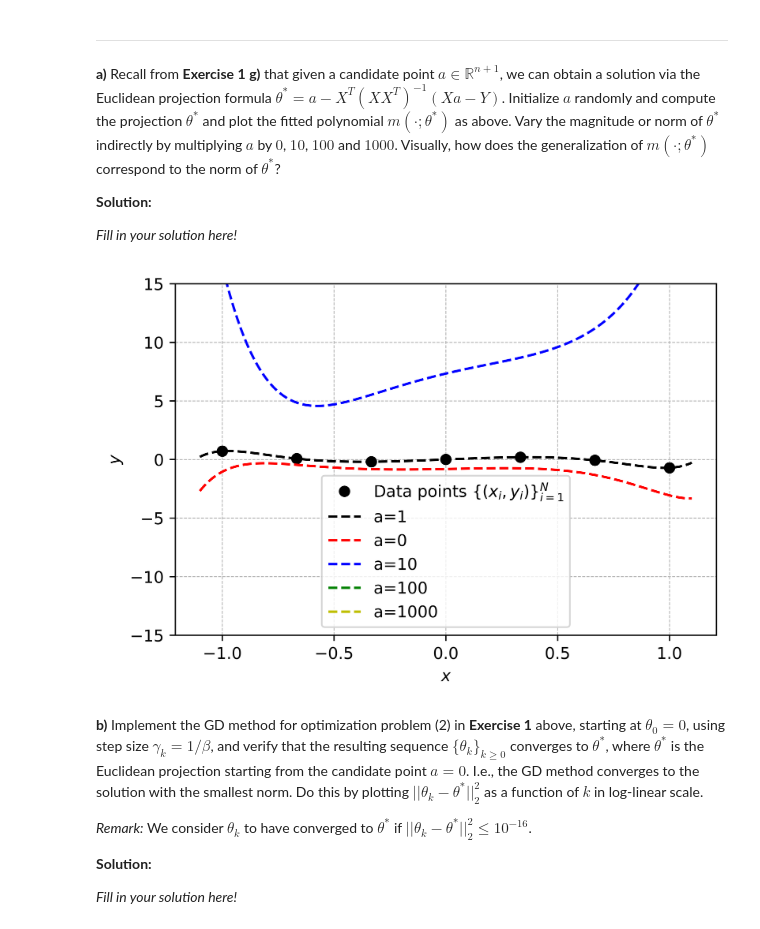
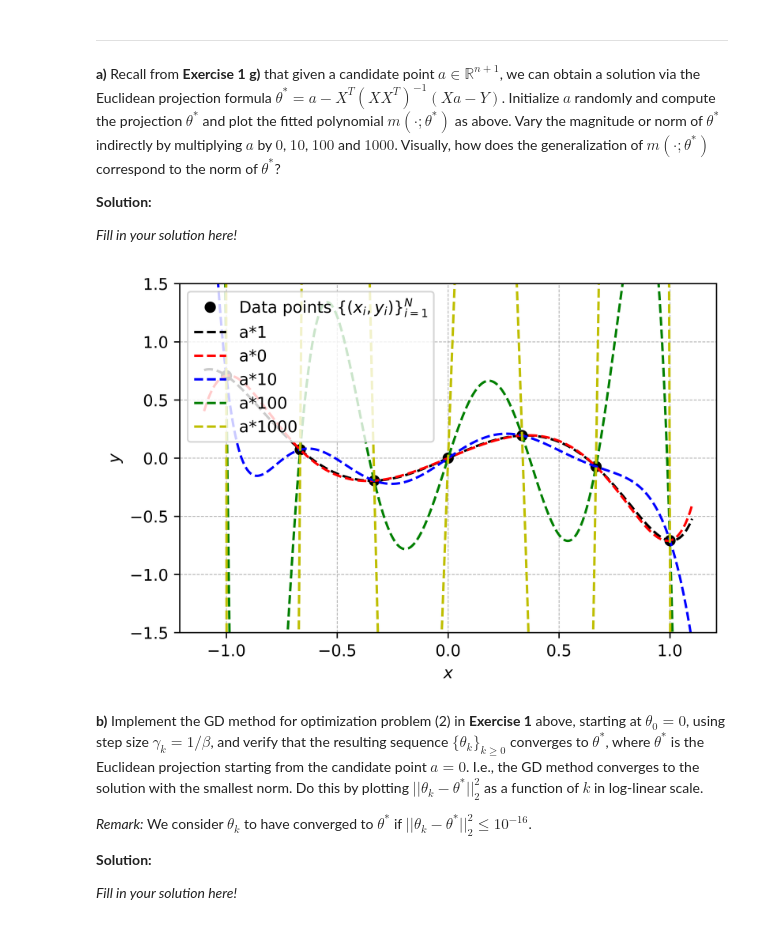
Before and after one commit to RasmusBacklund/FRTN50, a Jupyter notebook: handin2.ipynb, the cells around one changed output. Cells and saved outputs as stored; diff of their text form; code cells hidden in the pictures.

```diff
--- a/handin2.ipynb
+++ b/handin2.ipynb
@@ -580,15 +581,25 @@ def matX(xs,N,n):
             X[k,i] = xi**i
     return X
 
+#def Phi(xs,n):
+    #phi = np.zeros(n+1)
+    #for i in range(n+1):
+    #    phi[i] = xs[i]**i
+    #return phi
+
 def f(theta,X,N,Y):
     return 1/N*pow(np.linalg.norm(X@theta-Y),2)
 
 def gradfi(theta,X, N, Y, i):
-    return 2*X[i,:]*(theta.T*X[i,:]-Y[i])
+    return 2*X[i,:]*(theta.T@X[i,:]-Y[i])
+
+#def gradfi2(theta,phi, N, Y, i):
+    #return 2*phi[i]*(theta.T*phi[i]-Y[i])
 
 def SGD(N, n, xs, ys, k):
     theta0 = np.zeros(n+1)
     X = matX(xs,N,n)
+    #phi = Phi(xs,n)
     beta = 2/N*np.linalg.norm(X.T@X, 2, (0,1))
 
     theta_list = []
@@ -625,7 +636,7 @@ def SGD(N, n, xs, ys, k):
 
 
 N = 7
-n = 3
+n = 9
 xs = np.linspace(-1, 1, num=N) # the x_i's
 ys = np.sin(5*xs)*np.exp(np.abs(2*xs)) / 10 # the y_i's
 k = pow(10,5)
@@ -1602,39 +1613,39 @@ _Fill in your solution here!_
 # %%
 # Write your code here
 def matX(xs,N,n):
     X = np.zeros((N,n+1))
     for k in range(N):
         xi = xs[k]
         for i in range(n+1):
             X[k,i] = xi**i
     return X
 
 n = 9 # degree
 a = np.random.randn(n + 1)
 
 X = matX(xs,N,n)
 theta_star = a - X.T@np.linalg.inv(X@X.T)@(X@a-ys)
-theta_star1 = a*0 - X.T@np.linalg.inv(X@X.T)@(X@a-ys)
-theta_star2 = a*10 - X.T@np.linalg.inv(X@X.T)@(X@a-ys)
-theta_star3 = a*100 - X.T@np.linalg.inv(X@X.T)@(X@a-ys)
-theta_star4 = a*1000 - X.T@np.linalg.inv(X@X.T)@(X@a-ys)
+theta_star1 = a*0 - X.T@np.linalg.inv(X@X.T)@(X@a*0-ys)
+theta_star2 = a*10 - X.T@np.linalg.inv(X@X.T)@(X@a*10-ys)
+theta_star3 = a*100 - X.T@np.linalg.inv(X@X.T)@(X@a*100-ys)
+theta_star4 = a*1000 - X.T@np.linalg.inv(X@X.T)@(X@a*1000-ys)
 
 x = np.linspace(-1.1, 1.1, num = 1000)
 
 fig, axes = plt.subplots(dpi=1000)
 axes.plot(xs,ys,'ko')
 axes.plot(x, np.polyval(np.flip(theta_star), x),'k--')
 axes.plot(x, np.polyval(np.flip(theta_star1), x),'r--')
 axes.plot(x, np.polyval(np.flip(theta_star2), x),'b--')
 axes.plot(x, np.polyval(np.flip(theta_star3), x),'g--')
 axes.plot(x, np.polyval(np.flip(theta_star4), x),'y--')
-axes.legend([r'Data points $\{(x_{i},y_{i})\}_{i=1}^{N}$','a=1','a=0','a=10','a=100','a=1000'])
+axes.legend([r'Data points $\{(x_{i},y_{i})\}_{i=1}^{N}$','a*1','a*0','a*10','a*100','a*1000'])
 axes.set_xlabel('$x$')
 axes.set_ylabel('$y$')
 axes.grid(linestyle='dashed', linewidth=0.5)
-axes.set_ylim([-15, 15]);
+axes.set_ylim([-1.5, 1.5]);
 # %% [output]
-[figure, old version]
+[figure, new version]
 # %% [markdown]
 __b)__ Implement the GD method for optimization problem (2) in __Exercise 1__ above, starting at $\theta_{0}=0$, using step size $\gamma_{k} = 1/\beta$, and verify that the resulting sequence $\{\theta_{k}\}_{k\geq0}$ converges to $\theta^{*}$, where $\theta^{*}$ is the Euclidean projection starting from the candidate point $a=0$. I.e., the GD method converges to the solution with the smallest norm. Do this by plotting $||\theta_{k}-\theta^{*}||_{2}^{2}$ as a function of $k$ in log-linear scale.
 
```
Also changed, not shown: parts of 8 cells of this notebook.
